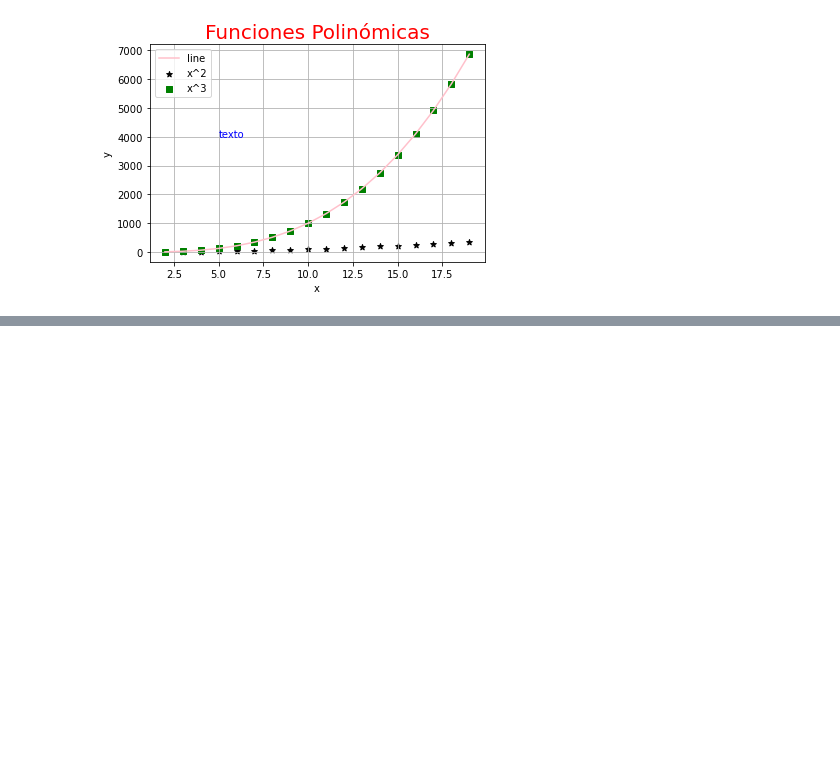
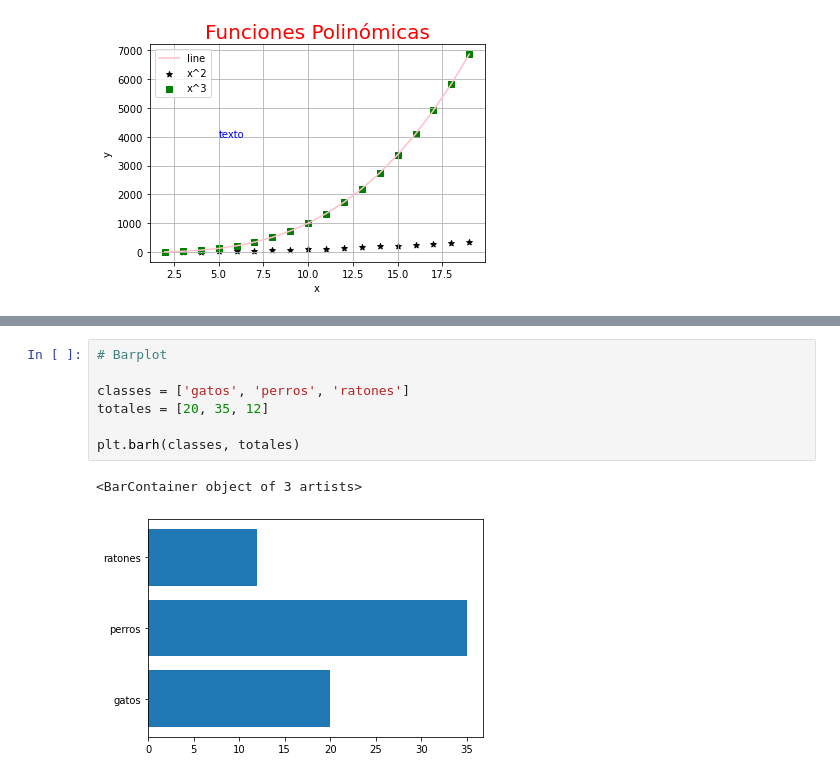
Before and after one commit to Rgalindo85/ESEIT_BigData_2022b, a Jupyter notebook: notebooks/0.4.rgalindo-visualizacion_datos.ipynb, the cells around one changed output, grey strips where cells are left out. Cells and saved outputs as stored; diff of their text form; blank space fills up the shorter version.

```diff
--- a/notebooks/0.4.rgalindo-visualizacion_datos.ipynb
+++ b/notebooks/0.4.rgalindo-visualizacion_datos.ipynb
@@ -27,0 +60,10 @@ Text(5, 4000, 'texto')
+# %%
+# Barplot
+
+classes = ['gatos', 'perros', 'ratones']
+totales = [20, 35, 12]
+
+plt.barh(classes, totales)
+# %% [output]
+<BarContainer object of 3 artists>
+[figure, added]
```
Also changed, not shown: parts of 4 cells of this notebook.
